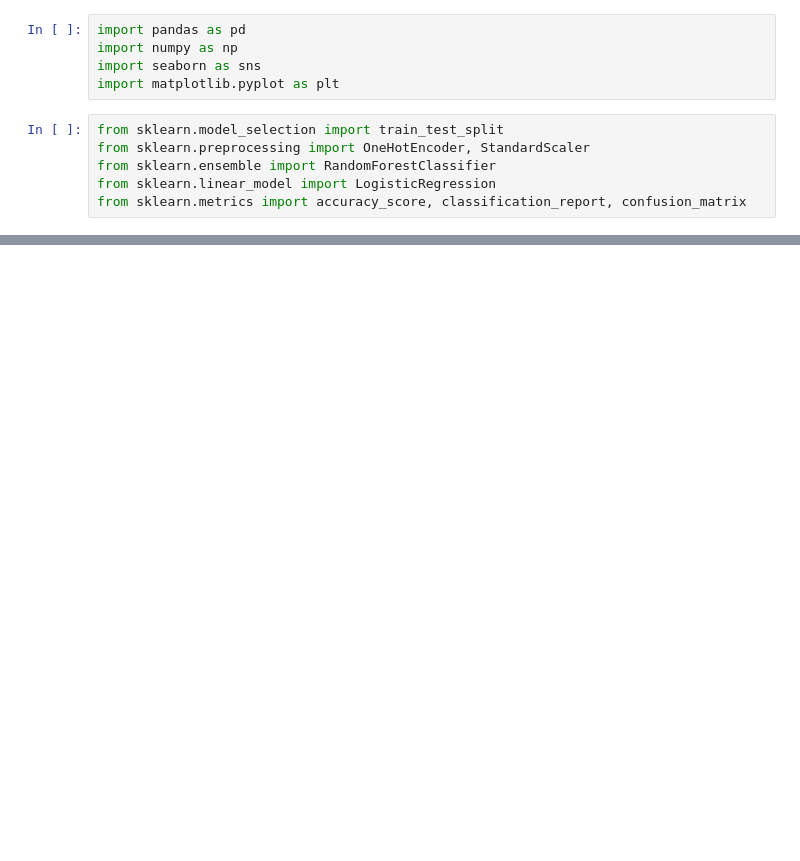
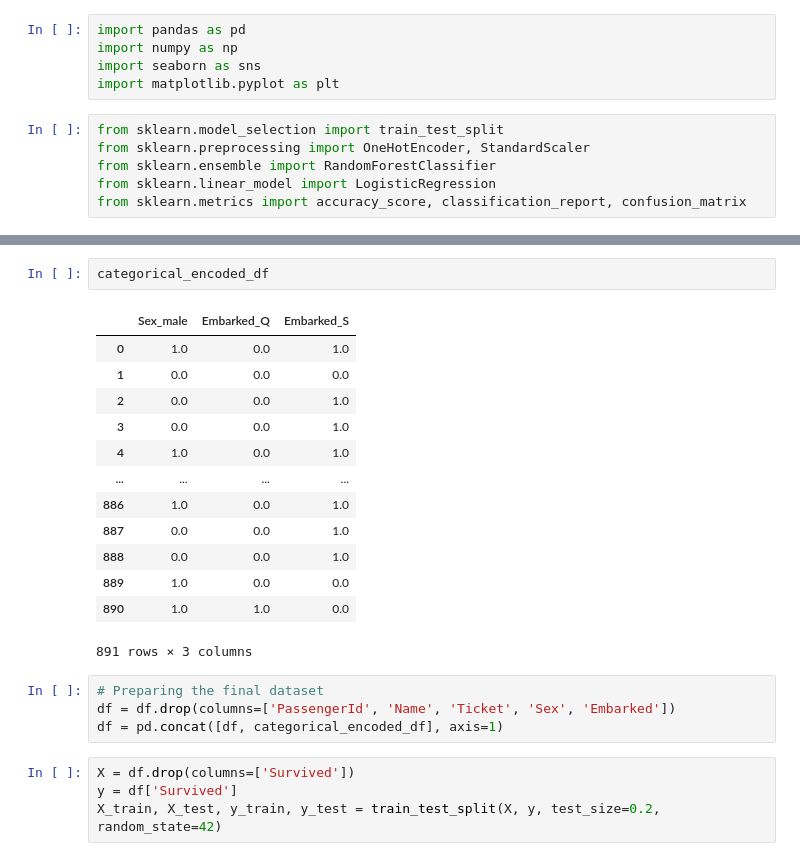
Before and after one commit to Eroouu/ML_Projects_Skoltech, a Jupyter notebook: Titanik.ipynb, the cells around one changed output, grey strips where cells are left out. Drawn from its saved outputs; the diff is of its cells as text; blank space fills up the shorter version.

```diff
--- a/Titanik.ipynb
+++ b/Titanik.ipynb
@@ -98,0 +79,24 @@ eeee
+# %%
+categorical_encoded_df
+# %% [output]
+|  | Sex_male | Embarked_Q | Embarked_S |
+| 0 | 1.0 | 0.0 | 1.0 |
+| 1 | 0.0 | 0.0 | 0.0 |
+| 2 | 0.0 | 0.0 | 1.0 |
+| 3 | 0.0 | 0.0 | 1.0 |
+| 4 | 1.0 | 0.0 | 1.0 |
+| ... | ... | ... | ... |
+| 886 | 1.0 | 0.0 | 1.0 |
+| 887 | 0.0 | 0.0 | 1.0 |
+| 888 | 0.0 | 0.0 | 1.0 |
+| 889 | 1.0 | 0.0 | 0.0 |
+| 890 | 1.0 | 1.0 | 0.0 |
+891 rows × 3 columns
+# %%
+# Preparing the final dataset
+df = df.drop(columns=['PassengerId', 'Name', 'Ticket', 'Sex', 'Embarked'])
+df = pd.concat([df, categorical_encoded_df], axis=1)
+# %%
+X = df.drop(columns=['Survived'])
+y = df['Survived']
+X_train, X_test, y_train, y_test = train_test_split(X, y, test_size=0.2, random_state=42)
```
Also changed, not shown: parts of 12 cells of this notebook.
